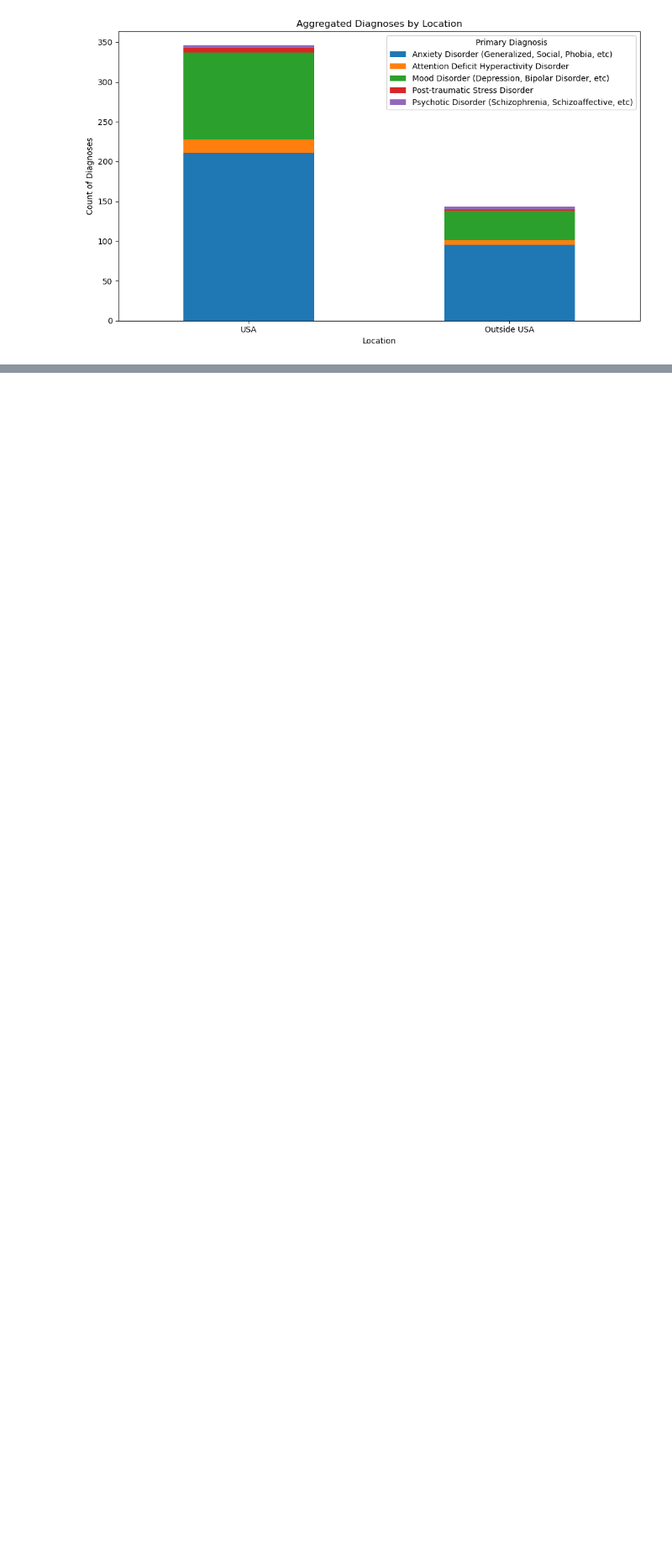
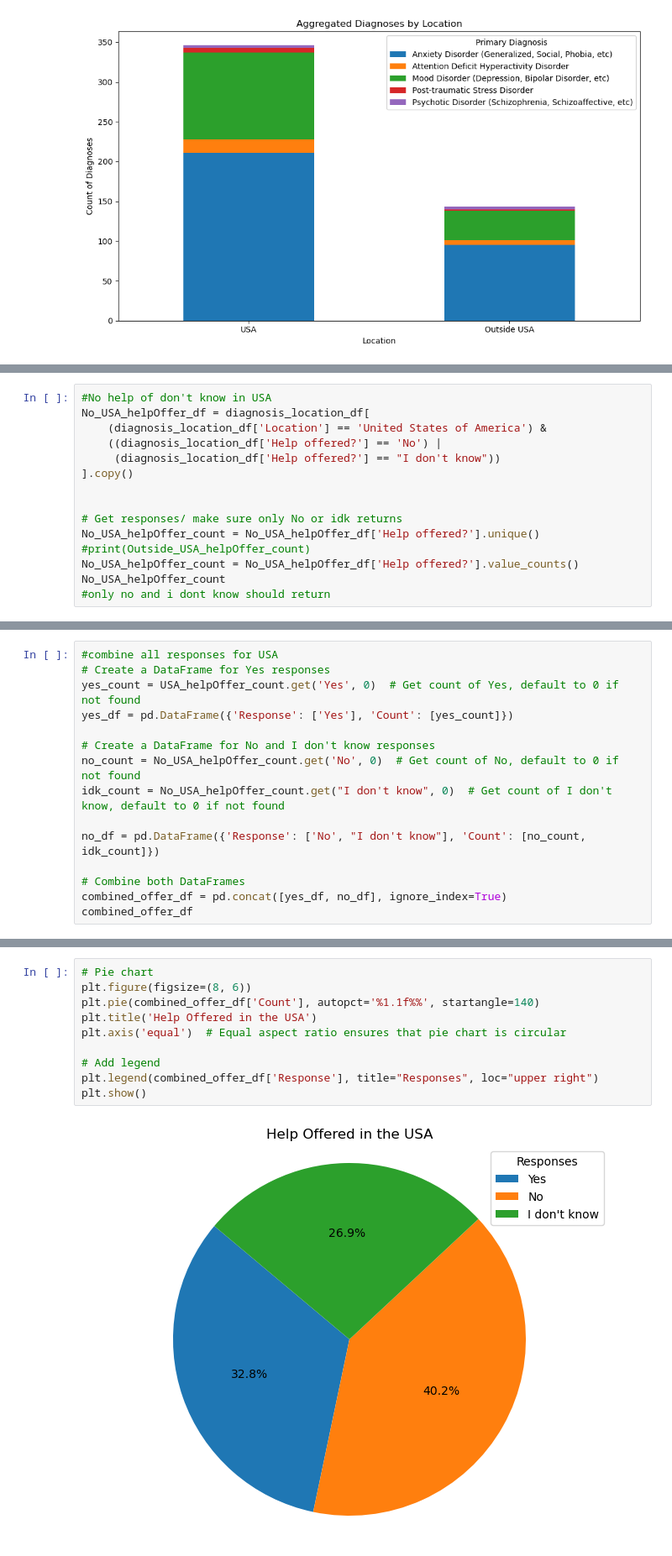
Before and after one commit to Keegawho198/Project-1_Mental-Health, a Jupyter notebook: Keegan.ipynb, the cells around one changed output, grey strips where cells are left out. Shown at 84% size. Saved outputs shown, nothing was run; the diff lists cells and outputs as text; blank space fills up the shorter version.

```diff
--- a/Keegan.ipynb
+++ b/Keegan.ipynb
@@ -521,0 +598,15 @@ combined_counts
+# %%
+#No help of don't know in USA
+No_USA_helpOffer_df = diagnosis_location_df[
+    (diagnosis_location_df['Location'] == 'United States of America') &
+    ((diagnosis_location_df['Help offered?'] == 'No') |
+     (diagnosis_location_df['Help offered?'] == "I don't know"))
+].copy()
+
+
+# Get responses/ make sure only No or idk returns
+No_USA_helpOffer_count = No_USA_helpOffer_df['Help offered?'].unique()
+#print(Outside_USA_helpOffer_count)
+No_USA_helpOffer_count = No_USA_helpOffer_df['Help offered?'].value_counts()
+No_USA_helpOffer_count
+#only no and i dont know should return
@@ -521,0 +618,15 @@ combined_counts
+# %%
+#combine all responses for USA
+# Create a DataFrame for Yes responses
+yes_count = USA_helpOffer_count.get('Yes', 0)  # Get count of Yes, default to 0 if not found
+yes_df = pd.DataFrame({'Response': ['Yes'], 'Count': [yes_count]})
+
+# Create a DataFrame for No and I don't know responses
+no_count = No_USA_helpOffer_count.get('No', 0)  # Get count of No, default to 0 if not found
+idk_count = No_USA_helpOffer_count.get("I don't know", 0)  # Get count of I don't know, default to 0 if not found
+
+no_df = pd.DataFrame({'Response': ['No', "I don't know"], 'Count': [no_count, idk_count]})
+
+# Combine both DataFrames
+combined_offer_df = pd.concat([yes_df, no_df], ignore_index=True)
+combined_offer_df
@@ -521,0 +638,12 @@ combined_counts
+# %%
+# Pie chart
+plt.figure(figsize=(8, 6))
+plt.pie(combined_offer_df['Count'], autopct='%1.1f%%', startangle=140)
+plt.title('Help Offered in the USA')
+plt.axis('equal')  # Equal aspect ratio ensures that pie chart is circular
+
+# Add legend
+plt.legend(combined_offer_df['Response'], title="Responses", loc="upper right")
+plt.show()
+# %% [output]
+[figure, added]
```
Also changed, not shown: parts of 20 cells of this notebook.
